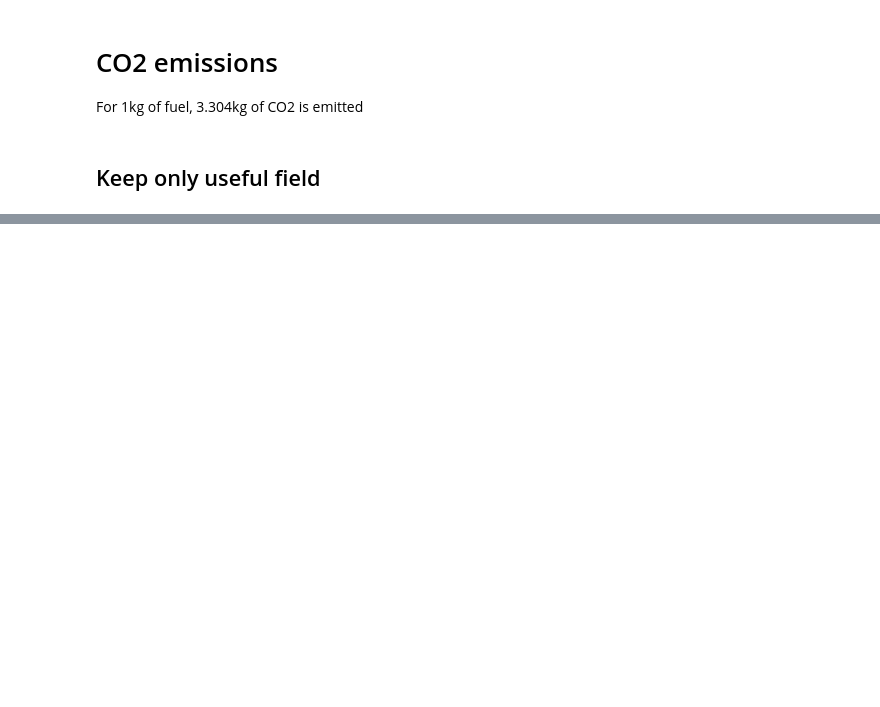
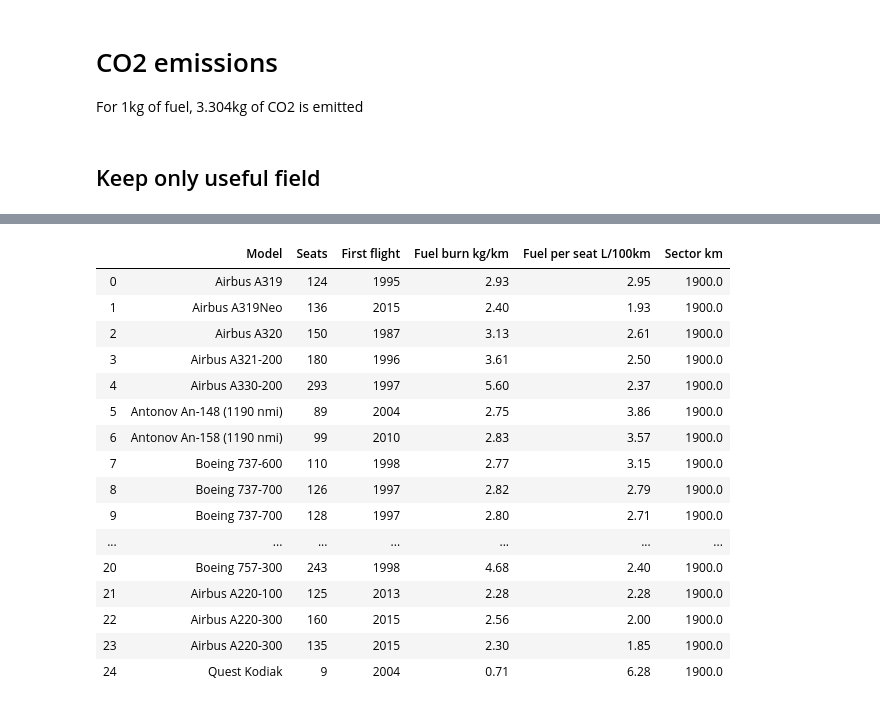
Before and after one commit to Jmion/aviation-co2-impact, a Jupyter notebook: wikipedia_parsing.ipynb, the cells around one changed output, grey strips where cells are left out. Cells and saved outputs as stored; diff of their text form; code cells hidden in the pictures; blank space fills up the shorter version.

```diff
--- a/wikipedia_parsing.ipynb
+++ b/wikipedia_parsing.ipynb
@@ -101,3 +71,0 @@ regional
-# %%
-short_haul.columns = ["Model", "First flight", "Seats", "Fuel burn", "Fuel per seat"]
-short_haul
@@ -202,2 +165,22 @@ CO2 kg/km                   6.213147
 dtype: float64
+# %%
+short_haul_clean
+# %% [output]
+|  | Model | Seats | First flight | Fuel burn kg/km | Fuel per seat L/100km | Sector km |
+| 0 | Airbus A319 | 124 | 1995 | 2.93 | 2.95 | 1900.0 |
+| 1 | Airbus A319Neo | 136 | 2015 | 2.40 | 1.93 | 1900.0 |
+| 2 | Airbus A320 | 150 | 1987 | 3.13 | 2.61 | 1900.0 |
+| 3 | Airbus A321-200 | 180 | 1996 | 3.61 | 2.50 | 1900.0 |
+| 4 | Airbus A330-200 | 293 | 1997 | 5.60 | 2.37 | 1900.0 |
+| 5 | Antonov An-148 (1190 nmi) | 89 | 2004 | 2.75 | 3.86 | 1900.0 |
+| 6 | Antonov An-158 (1190 nmi) | 99 | 2010 | 2.83 | 3.57 | 1900.0 |
+| 7 | Boeing 737-600 | 110 | 1998 | 2.77 | 3.15 | 1900.0 |
+| 8 | Boeing 737-700 | 126 | 1997 | 2.82 | 2.79 | 1900.0 |
+| 9 | Boeing 737-700 | 128 | 1997 | 2.80 | 2.71 | 1900.0 |
+| ... | ... | ... | ... | ... | ... | ... |
+| 20 | Boeing 757-300 | 243 | 1998 | 4.68 | 2.40 | 1900.0 |
+| 21 | Airbus A220-100 | 125 | 2013 | 2.28 | 2.28 | 1900.0 |
+| 22 | Airbus A220-300 | 160 | 2015 | 2.56 | 2.00 | 1900.0 |
+| 23 | Airbus A220-300 | 135 | 2015 | 2.30 | 1.85 | 1900.0 |
+| 24 | Quest Kodiak | 9 | 2004 | 0.71 | 6.28 | 1900.0 |
 # %%
```
Also changed, not shown: parts of 23 cells of this notebook.
